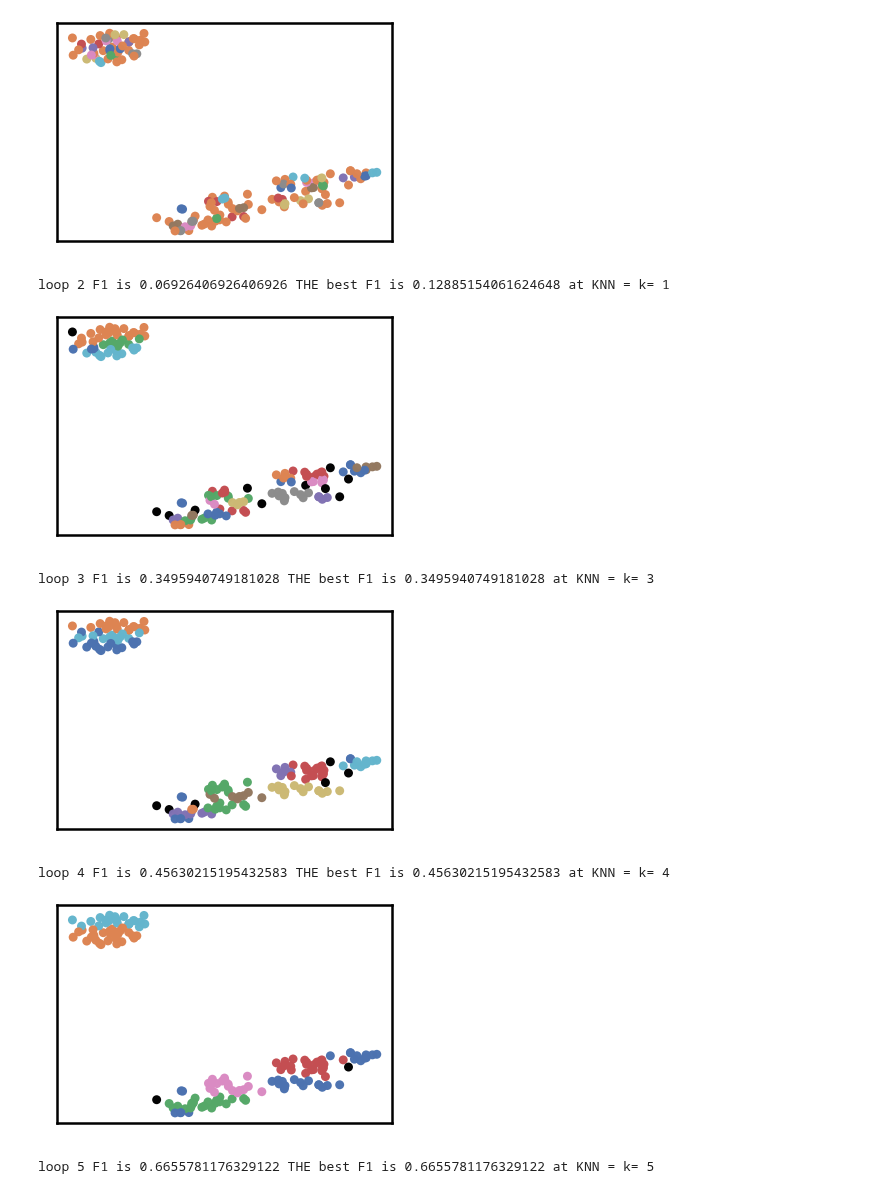
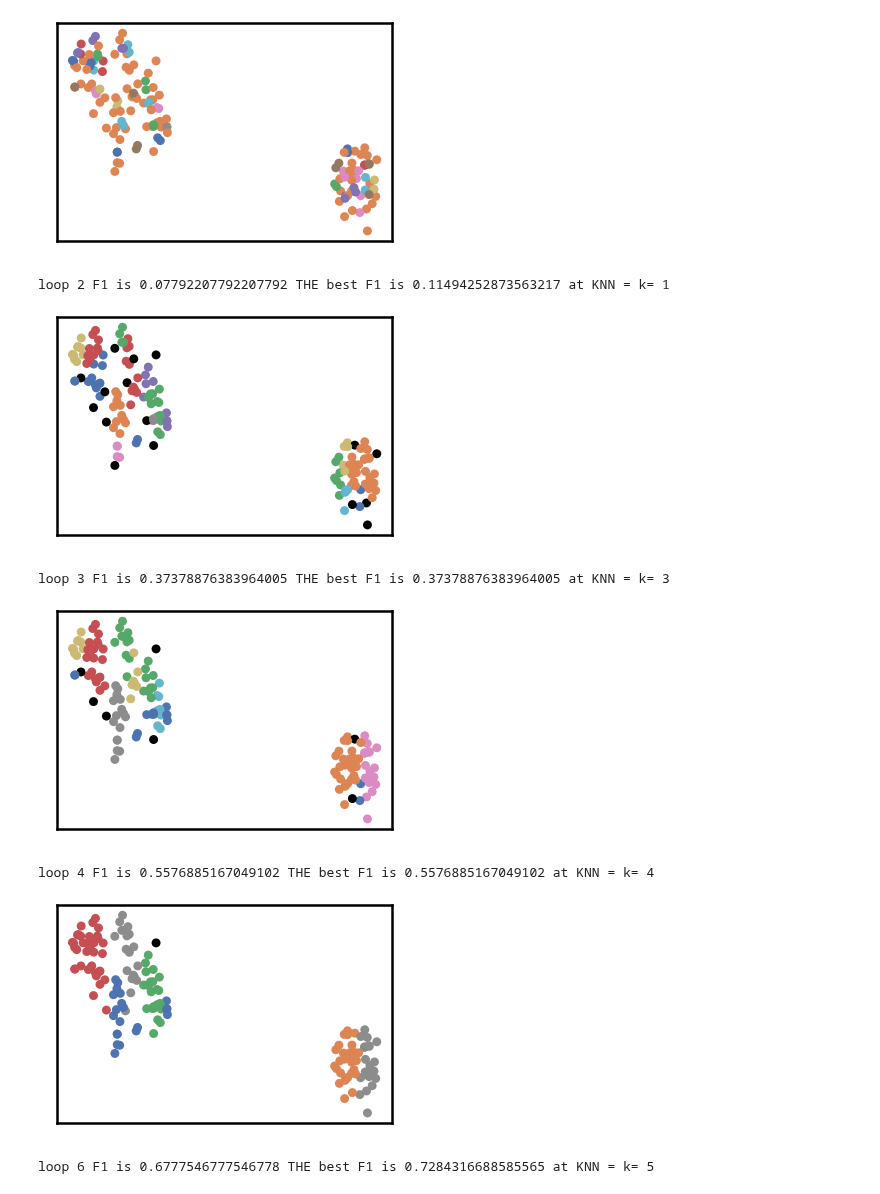
Before and after one commit to scikit-learn-contrib/denmune-clustering-algorithm, a Jupyter notebook: example.ipynb, the cells around one changed output. Drawn from its saved outputs; the diff is of its cells as text; code cells hidden in the pictures.

```diff
--- a/example.ipynb
+++ b/example.ipynb
@@ -32,40 +32,34 @@ file_path = 'data/'
 #Anyway, DenMune can works on any n-d dataset but it attain its best results on a 2-d redused vsesion
 
 file_2d = file_path + dataset + '-2d.txt'
+file_labels =  dataset +'-gt.txt' #dataset + '-gt.txt'
+labels_true = genfromtxt(file_path+file_labels)
+labels_true = labels_true.astype(np.int64)
+
 if  not os.path.isfile(file_2d):
     func.generate_tsne(dataset, 2)
     #this will generate a 2-d file of the tested dataset named dataset-2d.txt i.e. iris-2d.txt
 
-    func.plot_clusters(data=data, labels=labels_true, alg_name='ground', dp_name=dataset +'-2d', show=False)
+data = genfromtxt(file_2d , delimiter='\t')
+func.plot_clusters(data=data, labels=labels_true, alg_name='ground', dp_name=dataset +'-2d', show=False)
 
 
+file_save_pre = 'results/' + alg_name +'/csv/'  + alg_name
+file_save = file_save_pre + '_para_'  + dataset + '.csv'
 
+file_para = 'para_' + dataset + '.csv'
+df = pd.DataFrame(columns =['K', 'ACC', 'F1', 'NMI', 'AMI', 'ARI','Homogeneity', 'Completeness', 'Time' ])
 
-file_labels =  dataset +'-gt.txt' #dataset + '-gt.txt'
+best_validity = -100
+best_knn = -1
+dp_dis = [] # it is a must to clear dp_dis before the loop
+#labels_pred = [] within each loop should be rest to empty
+
 max_knn  = 50
 
 start =1
 step =1
 end =  max_knn
-labels_pred = []
-
-
-file_save_pre = 'results/' + alg_name +'/csv/'  + alg_name
-file_save = file_save_pre + '_para_'  + dataset + '.csv'
-
-data = genfromtxt(file_path + dataset + '-2d'+ '.txt' , delimiter='\t')
-labels_true = genfromtxt(file_path+file_labels)
-labels_true = labels_true.astype(np.int64)
-
-
-best_validity = -100
-best_knn = -1
-
-
-file_para = 'para_' + dataset + '.csv'
-df = pd.DataFrame(columns =['K', 'ACC', 'F1', 'NMI', 'AMI', 'ARI','Homogeneity', 'Completeness', 'Time' ])
-
-dp_dis = [] # it is a must to clear dp_dis before the loop
 
 
 for n in range(start, end+1, step):
@@ -74,41 +68,39 @@ for n in range(start, end+1, step):
     solution_file = 'solution.txt'
     if  os.path.isfile(solution_file):
         os.remove(solution_file)
 
     start_time= time.time()
-    py = DenMuneCLS(data=data, k_nearest=n, dp_dis=dp_dis, max_knn=max_knn)
-    dp_dis = py.save_Dis()
-    dp_data = py.save_Data()
+    py = DenMune(data=data, k_nearest=n)
     end_time= time.time()
 
 
     labels_pred = []
     labels_pred = genfromtxt(solution_file)
     labels_pred = func.match_Labels(labels_pred, labels_true)
 
     validity_index = func.calc_Metrics(labels_true, labels_pred)
     if (best_validity < validity_index[myvalidity_idx]):
         best_validity = validity_index[myvalidity_idx]
         best_knn = 'k= ' + str(n)
         func.plot_clusters(data=data, labels=labels_pred, alg_name=alg_name, dp_name=dataset, show=True)
 
     validity_index[0]  = str(n)
     validity_index[-1] = end_time-start_time
 
     df = df.append(pd.Series(validity_index, index=df.columns ), ignore_index=True)
     #df.sort_values(by=['ACC', 'NMI', 'ARI'] , ascending=False, inplace=True)
     df.to_csv(file_save, index=False, sep='\t', header=True)
 
     print('loop ' + str(n)  + ' ' + myvalidity.upper() + ' is ' + str(validity_index[myvalidity_idx]) + ' THE best ' + myvalidity.upper() + ' is ' + str(best_validity) + " at KNN = " + str(best_knn) + '   ', end='')
     func.backline()
 
 df.to_csv(file_save, index=False, sep='\t', header=True)
 # %% [output]
-[figure, old version]
+[figure, new version]
-loop 2 F1 is 0.06926406926406926 THE best F1 is 0.12885154061624648 at KNN = k= 1
+loop 2 F1 is 0.07792207792207792 THE best F1 is 0.11494252873563217 at KNN = k= 1
-[figure, old version]
+[figure, new version]
-loop 3 F1 is 0.3495940749181028 THE best F1 is 0.3495940749181028 at KNN = k= 3
+loop 3 F1 is 0.37378876383964005 THE best F1 is 0.37378876383964005 at KNN = k= 3
-[figure, old version]
+[figure, new version]
-loop 4 F1 is 0.45630215195432583 THE best F1 is 0.45630215195432583 at KNN = k= 4
+loop 4 F1 is 0.5576885167049102 THE best F1 is 0.5576885167049102 at KNN = k= 4
-[figure, old version]
+[figure, new version]
-loop 5 F1 is 0.6655781176329122 THE best F1 is 0.6655781176329122 at KNN = k= 5
+loop 6 F1 is 0.6777546777546778 THE best F1 is 0.7284316688585565 at KNN = k= 5
```
Also changed, not shown: parts of 5 cells of this notebook.
